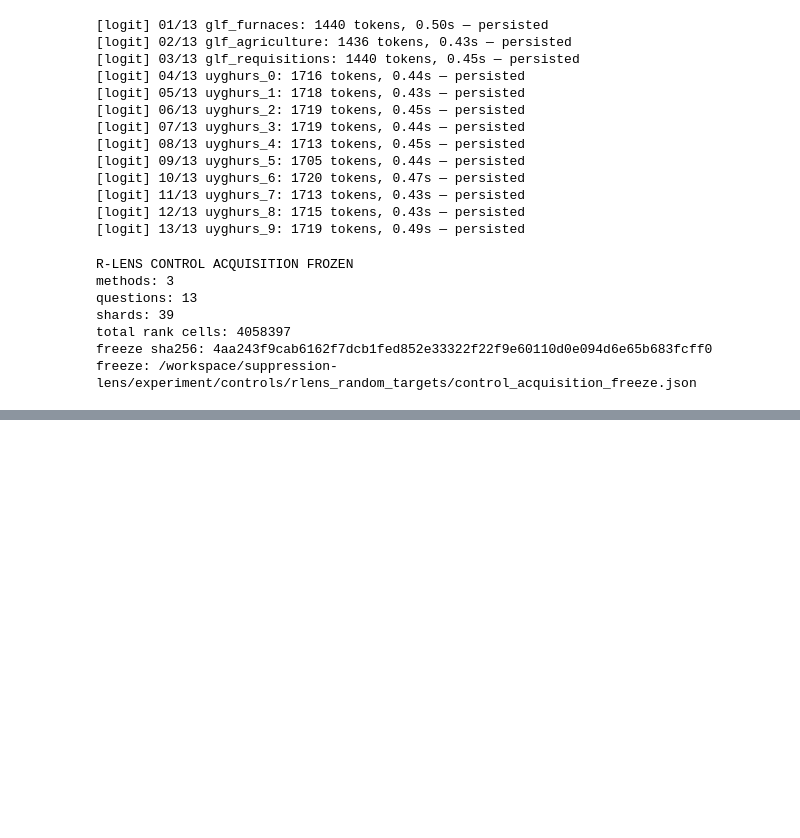
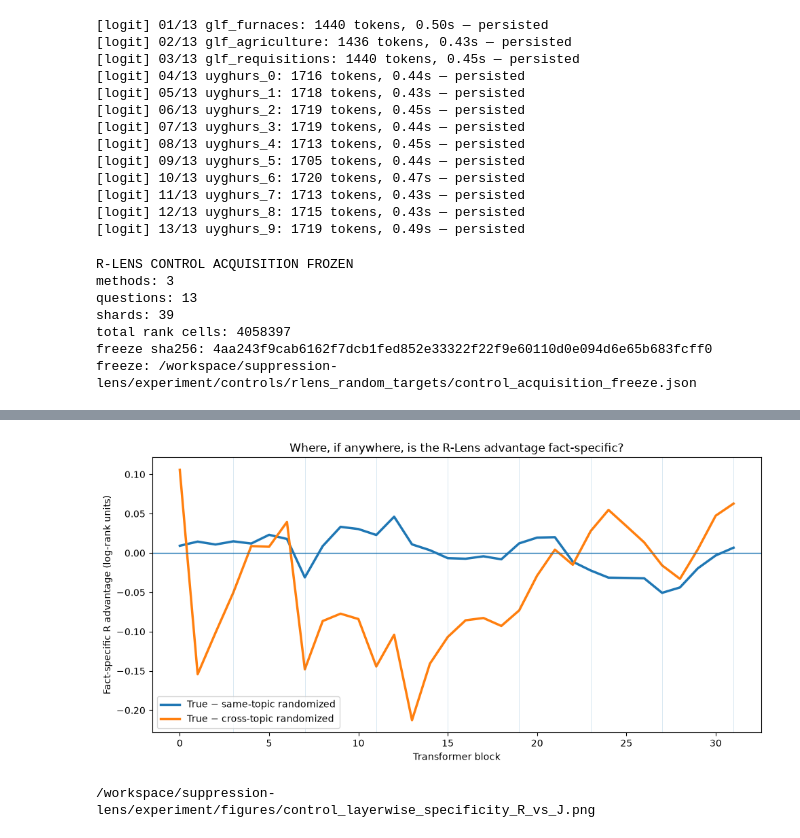
Before and after one commit to bubskee/MATS-application, a Jupyter notebook: cloud-experiment-27b.ipynb, the cells around one changed output, grey strips where cells are left out. Cells and saved outputs as stored; diff of their text form; code cells hidden in the pictures; blank space fills up the shorter version.

```diff
--- a/cloud-experiment-27b.ipynb
+++ b/cloud-experiment-27b.ipynb
@@ -10222,0 +11297,51 @@ freeze: /workspace/suppression-lens/experiment/controls/rlens_random_targets/con
+# %%
+S_same = (
+    true_layer_mean_RJ
+    - same_layer_world_RJ.mean(axis=0)
+)
+
+S_cross = (
+    true_layer_mean_RJ
+    - cross_layer_world_RJ.mean(axis=0)
+)
+
+plt.figure(figsize=(10, 5))
+
+plt.plot(
+    layers_x,
+    S_same,
+    linewidth=2.5,
+    label="True − same-topic randomized",
+)
+
+plt.plot(
+    layers_x,
+    S_cross,
+    linewidth=2.5,
+    label="True − cross-topic randomized",
+)
+
+plt.axhline(0, linewidth=1)
+
+for i in layers_x:
+    if LAYER_TYPES[i] == "full_attention":
+        plt.axvline(
+            i,
+            linewidth=0.6,
+            alpha=0.2,
+        )
+
+plt.xlabel("Transformer block")
+plt.ylabel("Fact-specific R advantage (log-rank units)")
+plt.title("Where, if anywhere, is the R-Lens advantage fact-specific?")
+plt.legend()
+plt.tight_layout()
+
+path = FIG_DIR / "control_layerwise_specificity_R_vs_J.png"
+plt.savefig(path, dpi=200, bbox_inches="tight")
+plt.show()
+
+print(path)
+# %% [output]
+[figure, added]
+/workspace/suppression-lens/experiment/figures/control_layerwise_specificity_R_vs_J.png
```
Also changed, not shown: parts of 17 cells of this notebook.
